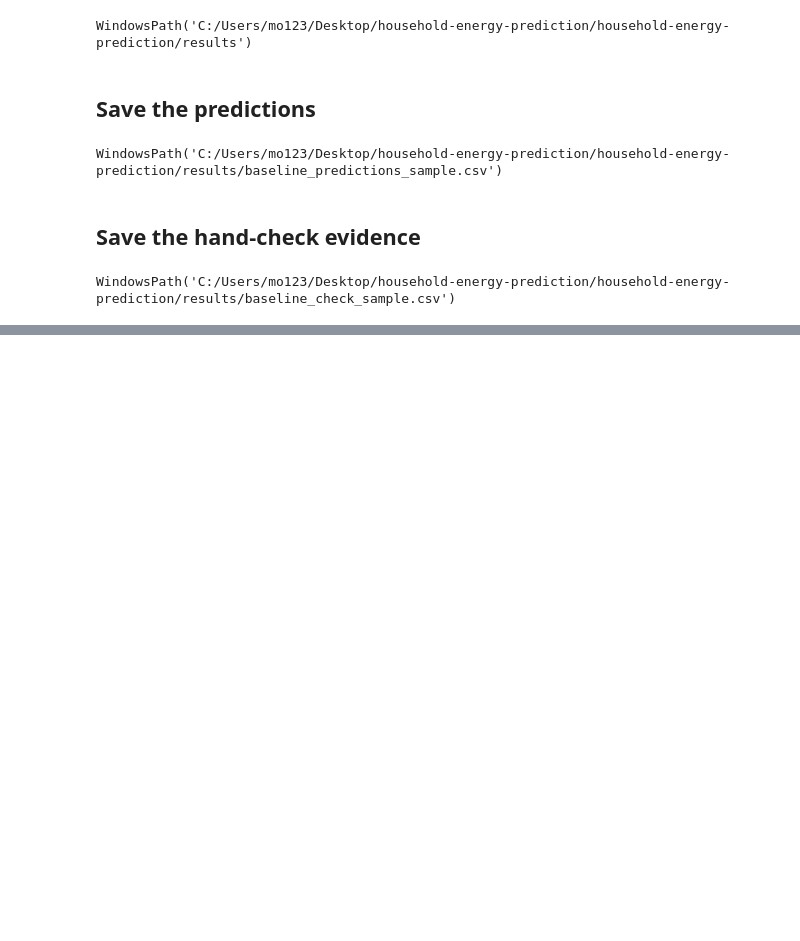
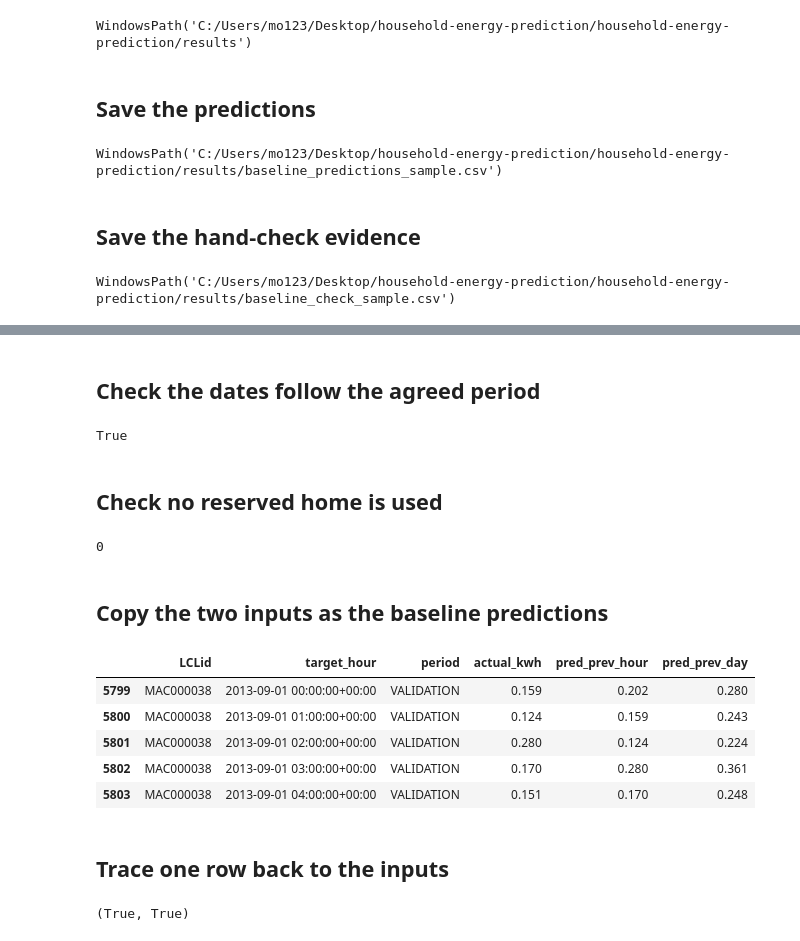
Before and after one commit to Fadhlallah-Almohammed/household-energy-prediction, a Jupyter notebook: notebooks/M4/predict_consumption.ipynb, the cells around one changed output, grey strips where cells are left out. Drawn from its saved outputs; the diff is of its cells as text; code cells hidden in the pictures; blank space fills up the shorter version.

```diff
--- a/notebooks/M4/predict_consumption.ipynb
+++ b/notebooks/M4/predict_consumption.ipynb
@@ -332,0 +360,41 @@ WindowsPath('C:/Users/mo123/Desktop/household-energy-prediction/household-energy
+# %% [markdown]
+## Check the dates follow the agreed period
+# %%
+import json
+rules = json.load(open(PROJECT_ROOT / "data/split_rules.json"))
+val_start, val_end = [pd.Timestamp(day, tz="UTC") for day in rules["periods"]["VALIDATION"]]
+((validation["target_hour"] >= val_start) & (validation["target_hour"] < val_end)).all()
+# %% [output]
+True
+# %% [markdown]
+## Check no reserved home is used
+# %%
+split = pd.read_csv(PROJECT_ROOT / "data/household_split.csv")
+reserved = split.loc[split["Cohort"] == "RESERVED", "LCLid"]
+validation["LCLid"].isin(reserved).sum()
+# %% [output]
+0
+# %% [markdown]
+## Copy the two inputs as the baseline predictions
+# %%
+val_predictions = validation.rename(columns={"target_kwh": "actual_kwh"})
+val_predictions["pred_prev_hour"] = val_predictions["lag_1h_kwh"]
+val_predictions["pred_prev_day"] = val_predictions["lag_24h_kwh"]
+val_predictions = val_predictions[["LCLid", "target_hour", "period", "actual_kwh",
+    "pred_prev_hour", "pred_prev_day"]]
+val_predictions.head()
+# %% [output]
+|  | LCLid | target_hour | period | actual_kwh | pred_prev_hour | pred_prev_day |
+| 5799 | MAC000038 | 2013-09-01 00:00:00+00:00 | VALIDATION | 0.159 | 0.202 | 0.280 |
+| 5800 | MAC000038 | 2013-09-01 01:00:00+00:00 | VALIDATION | 0.124 | 0.159 | 0.243 |
+| 5801 | MAC000038 | 2013-09-01 02:00:00+00:00 | VALIDATION | 0.280 | 0.124 | 0.224 |
+| 5802 | MAC000038 | 2013-09-01 03:00:00+00:00 | VALIDATION | 0.170 | 0.280 | 0.361 |
+| 5803 | MAC000038 | 2013-09-01 04:00:00+00:00 | VALIDATION | 0.151 | 0.170 | 0.248 |
+# %% [markdown]
+## Trace one row back to the inputs
+# %%
+row = val_predictions.iloc[0]
+source = validation.iloc[0]
+row["pred_prev_hour"] == source["lag_1h_kwh"], row["pred_prev_day"] == source["lag_24h_kwh"]
+# %% [output]
+(True, True)
```
Also changed, not shown: parts of 11 cells of this notebook, 3 other files.
